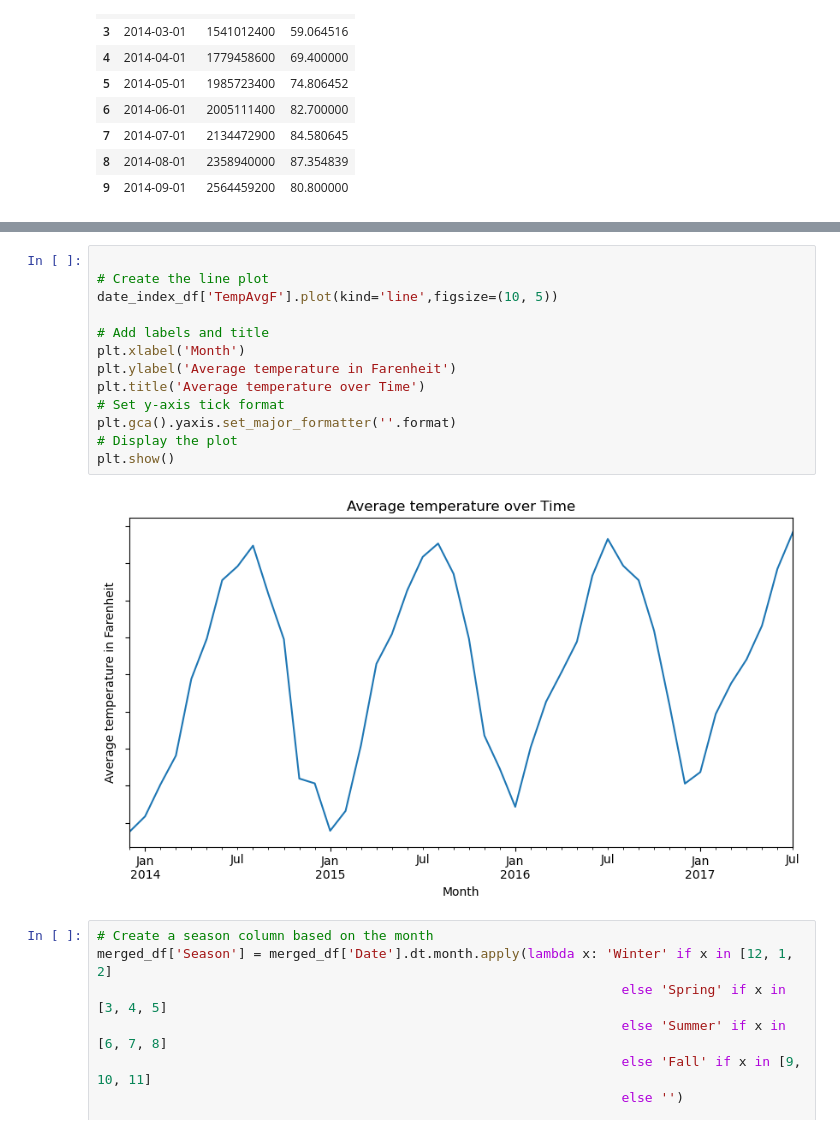
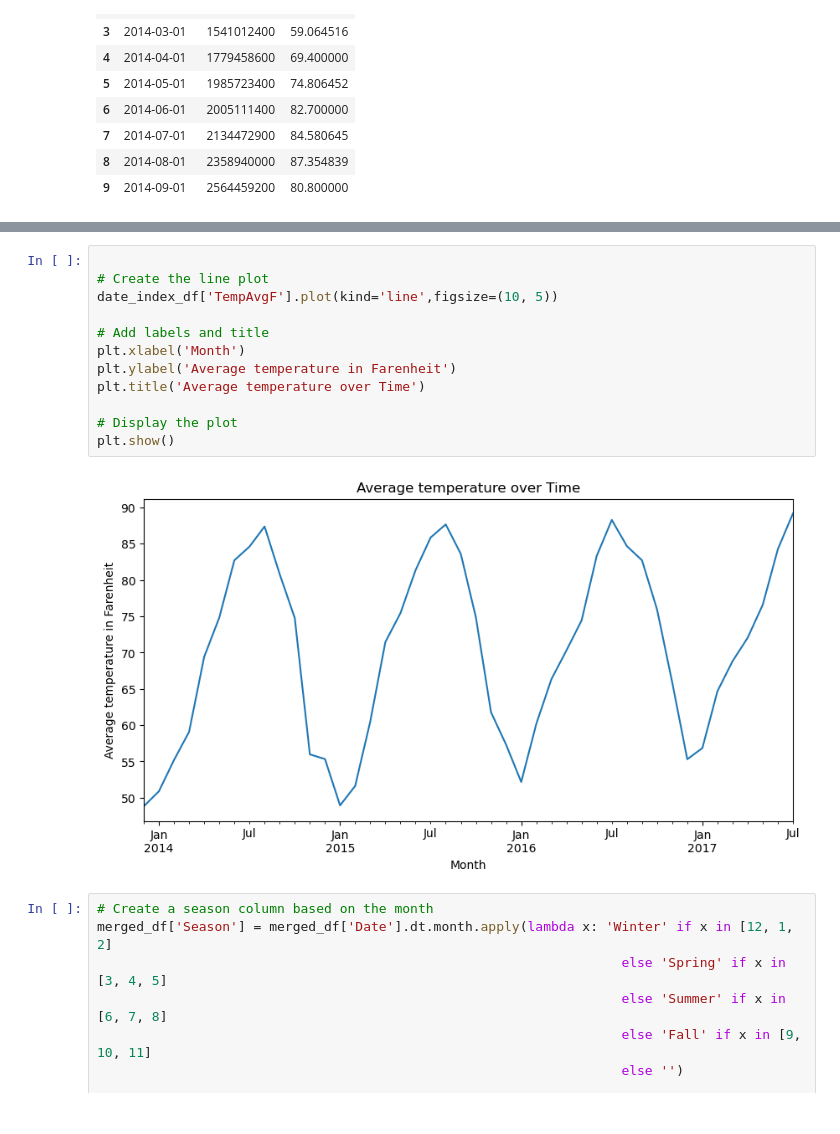
Before and after one commit to kadyepley/project-one, a Jupyter notebook: Austin_Weather_Water/austin_weather_water.ipynb, the cells around one changed output, grey strips where cells are left out. Drawn from its saved outputs; the diff is of its cells as text.

```diff
--- a/Austin_Weather_Water/austin_weather_water.ipynb
+++ b/Austin_Weather_Water/austin_weather_water.ipynb
@@ -163,18 +164,17 @@ plt.show()
 # %%
 
 # Create the line plot
 date_index_df['TempAvgF'].plot(kind='line',figsize=(10, 5))
 
 # Add labels and title
 plt.xlabel('Month')
 plt.ylabel('Average temperature in Farenheit')
 plt.title('Average temperature over Time')
-# Set y-axis tick format
-plt.gca().yaxis.set_major_formatter(''.format)
+
 # Display the plot
 plt.show()
 # %% [output]
-[figure, old version]
+[figure, new version]
 # %%
 # Create a season column based on the month
 merged_df['Season'] = merged_df['Date'].dt.month.apply(lambda x: 'Winter' if x in [12, 1, 2]
```
Also changed, not shown: parts of 4 cells of this notebook.
